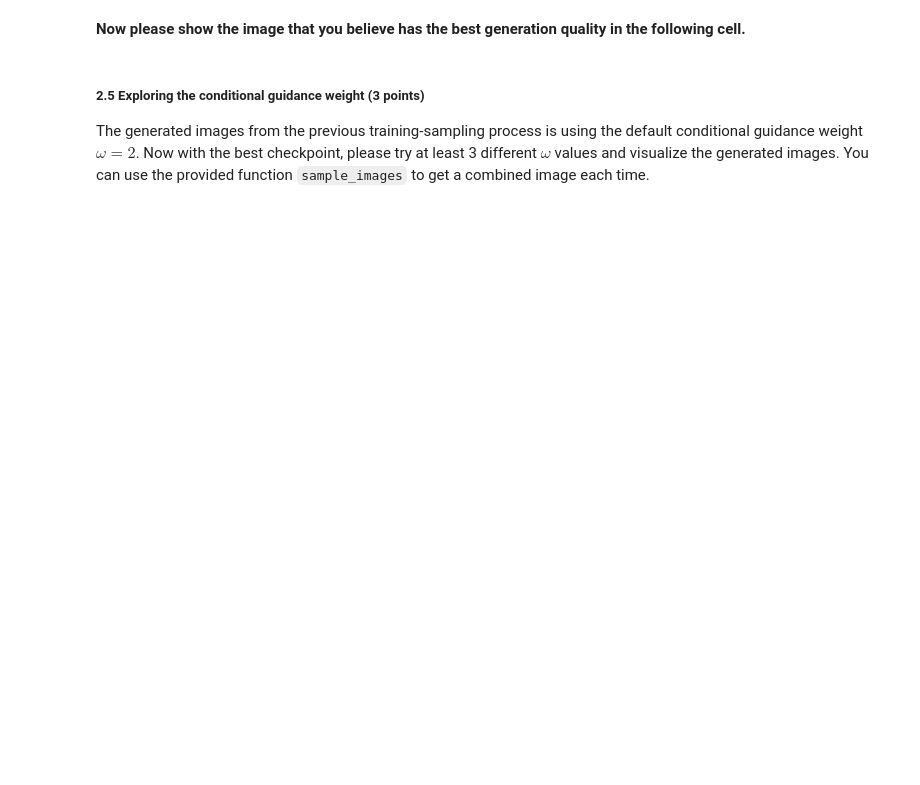
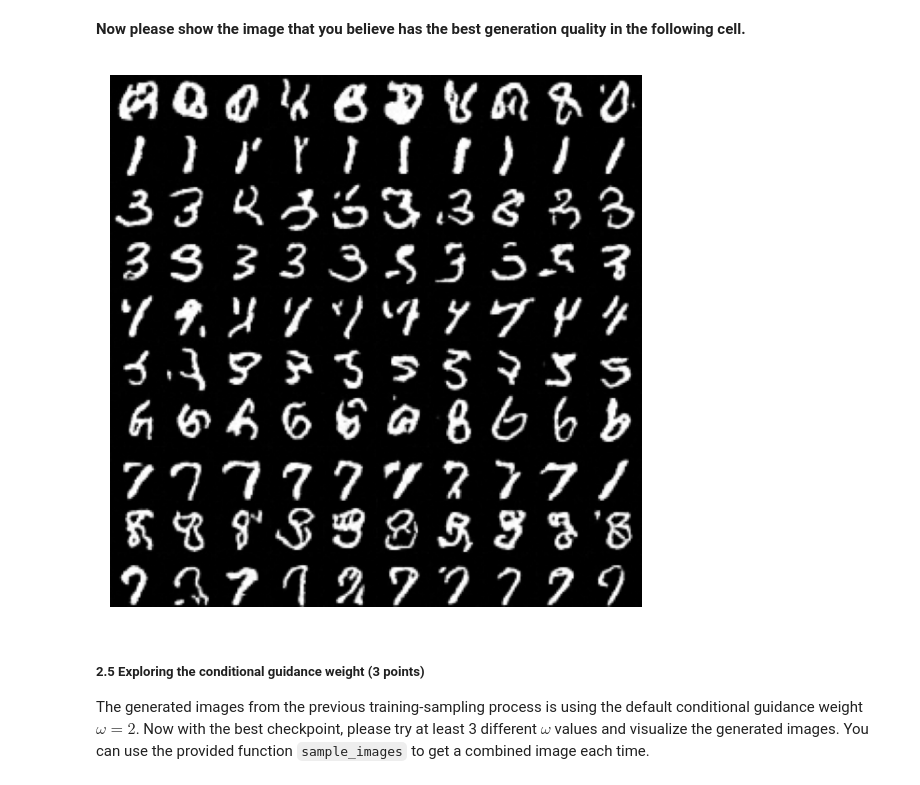
Before and after one commit to AndreaBaretta/Deep_Learning_and_Neural_Networks_II_ECE239, a Jupyter notebook: conditional-ddpm/ConditionalDDPM.ipynb, the cells around one changed output. Saved outputs shown, nothing was run; the diff lists cells and outputs as text; code cells hidden in the pictures; blank space fills up the shorter version.

```diff
--- a/conditional-ddpm/ConditionalDDPM.ipynb
+++ b/conditional-ddpm/ConditionalDDPM.ipynb
@@ -314,15 +325,15 @@ solver(dmconfig = train_config,
 # %%
 # ==================================================== #
 # YOUR CODE HERE:
 #   Among all images generated in the experiment,
 #   show the image that you believe has the best generation quality.
 #   You may use tools like matplotlib, PIL, OpenCV, ...
-
-
-
-
+from IPython.display import Image
+Image(filename='save/exp1/images/generate_epoch_10.png')
 
 # ==================================================== #
+# %% [output]
+[figure, added]
 # %% [markdown]
 ##### 2.5 Exploring the conditional guidance weight (3 points)
 
```
Also changed, not shown: parts of 10 cells of this notebook, 3 other files.
